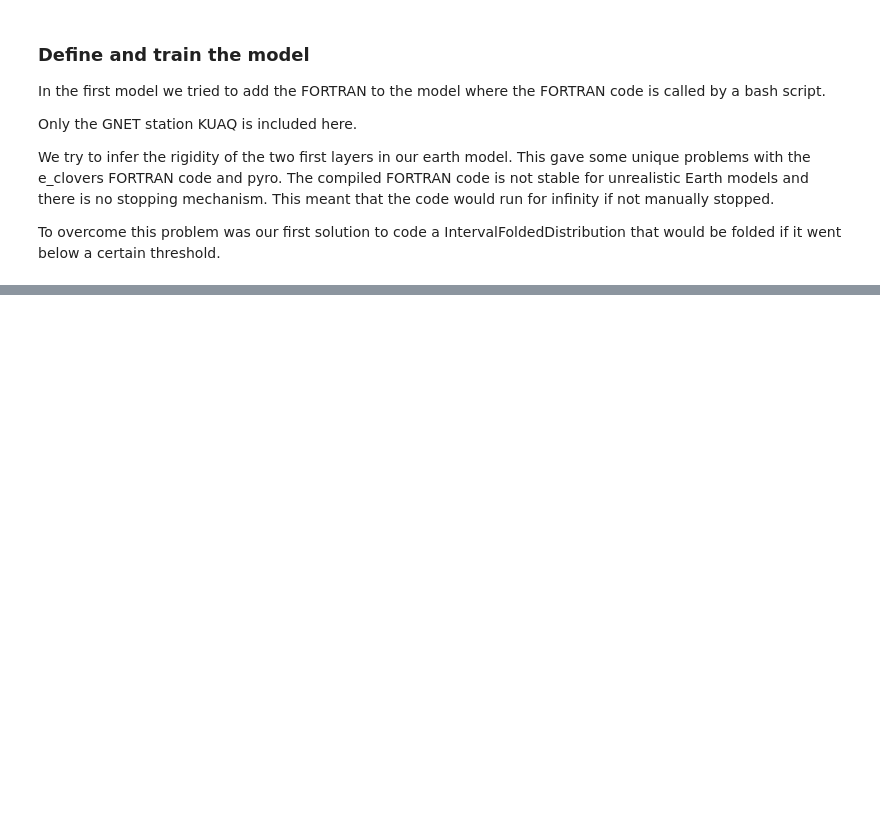
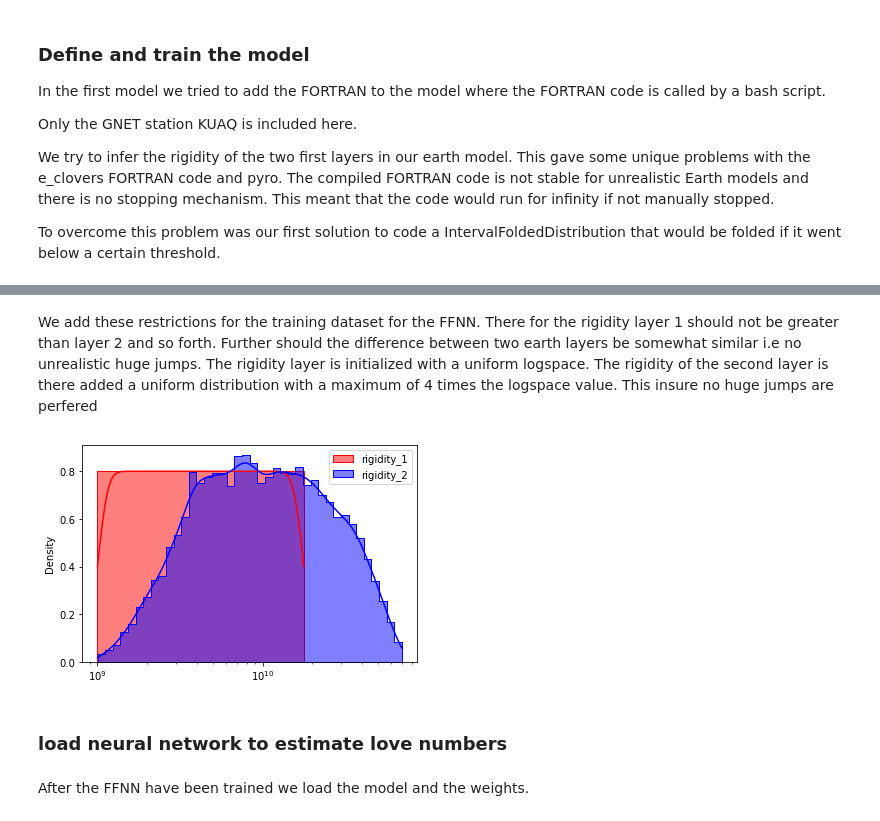
Before and after one commit to eyhl/premis, a Jupyter notebook: notebooks/Final_notebook.ipynb, the cells around one changed output, grey strips where cells are left out. Drawn from its saved outputs; the diff is of its cells as text; code cells hidden in the pictures; blank space fills up the shorter version.

```diff
--- a/notebooks/Final_notebook.ipynb
+++ b/notebooks/Final_notebook.ipynb
@@ -329,0 +353,31 @@ for node in nodes:
+# %% [markdown]
+We add these restrictions for the training dataset for the FFNN. There for the rigidity layer 1 should not be greater than layer 2 and so forth. Further should the difference between two earth layers be somewhat similar i.e no unrealistic huge jumps. The rigidity layer is initialized with a uniform logspace. The rigidity of the second layer is there added a uniform distribution with a maximum of 4 times the logspace value. This insure no huge jumps are perfered
+# %%
+N = 20000
+rng = np.random.default_rng()
+rigidity_columns = np.zeros((N,2))
+rigidity_1 = np.logspace(9, 10.25, N)
+rng.shuffle(rigidity_1)
+rigidity_columns[:,0] = rigidity_1
+
+for idx, rig in enumerate(rigidity_1):
+    rigidity_columns[idx,1] = rng.uniform(rig, rig*4)
+# %%
+color = ["red", "blue"]
+for i in range(2):
+    sns.histplot(
+        rigidity_columns[:,i],
+        label = f"rigidity_{i+1}",
+        kde=True,
+        stat="density",
+        element="step",
+        color= color[i],
+        log_scale=True,
+    )
+    plt.legend()
+# %% [output]
+[figure, added]
+# %% [markdown]
+### load neural network to estimate love numbers
+# %% [markdown]
+After the FFNN have been trained we load the model and the weights.
```
Also changed, not shown: parts of 25 cells of this notebook.
